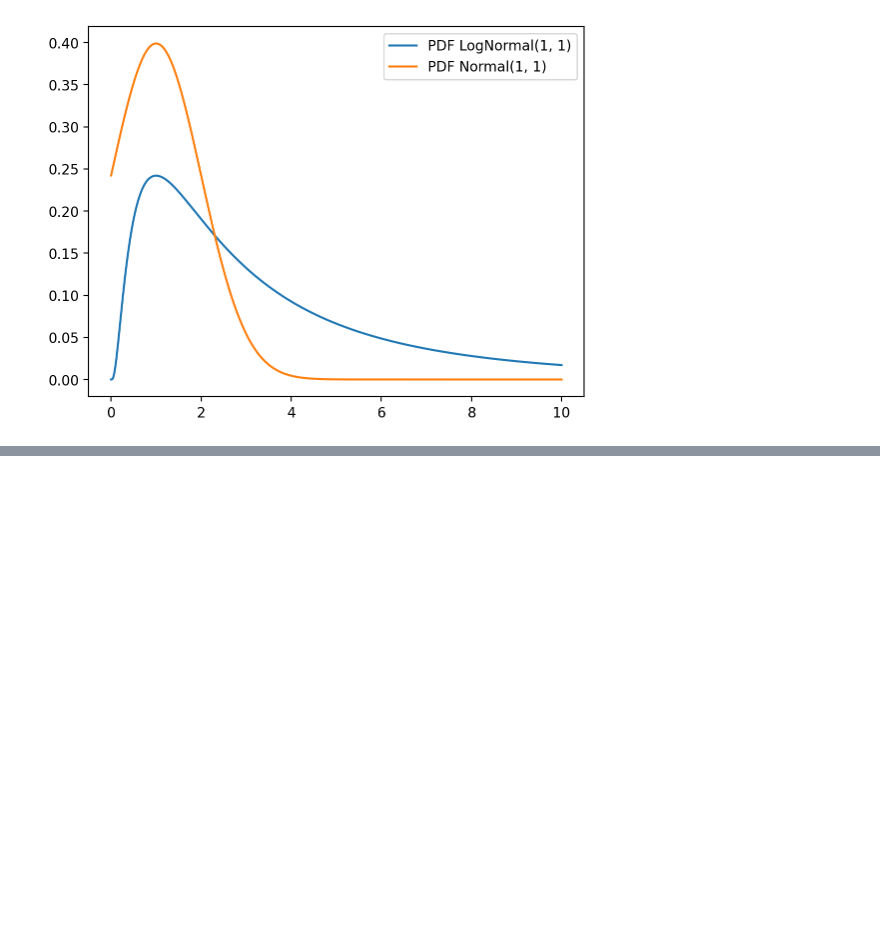
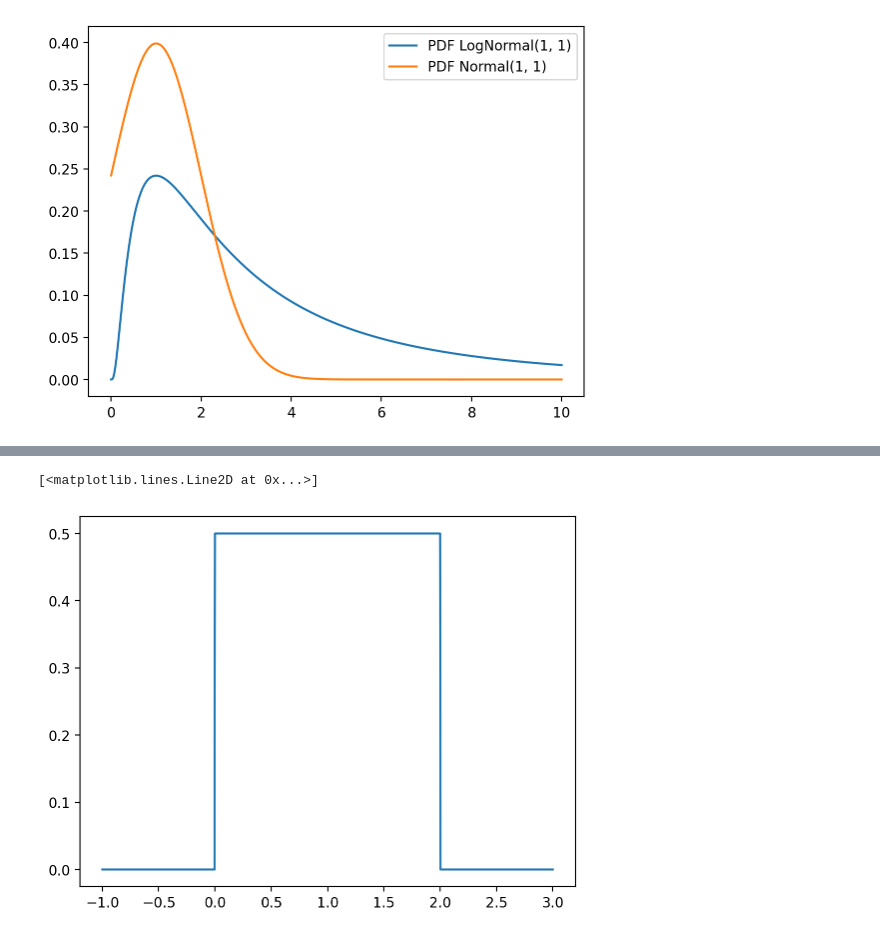
Before and after one commit to nipunbatra/psdv-teaching, a Jupyter notebook: notebooks/pdf-continuous.ipynb, the cells around one changed output, grey strips where cells are left out. Drawn from its saved outputs; the diff is of its cells as text; code cells hidden in the pictures; blank space fills up the shorter version.

Commit message:
added changes to distributions notebook

```diff
--- a/notebooks/pdf-continuous.ipynb
+++ b/notebooks/pdf-continuous.ipynb
@@ -141,0 +196,4 @@ plt.legend()
+# %%
+a = 0.0
+b = 2.0
+dist = torch.distributions.Uniform(a, b)
@@ -141,0 +216,6 @@ plt.legend()
+# %%
+x_range = torch.linspace(-1, 3, 1000)
+try:
+    y = dist.log_prob(x_range).exp()
+except Exception as e:
+    print(e)
@@ -141,0 +240,9 @@ plt.legend()
+# %%
+x_range_mask = (x_range >= a) & (x_range <= b)
+y = torch.zeros_like(x_range)
+y[x_range_mask] = dist.log_prob(x_range[x_range_mask]).exp()
+
+plt.plot(x_range, y)
+# %% [output]
+[<matplotlib.lines.Line2D at 0x...>]
+[figure, added]
```
Also changed, not shown: parts of 26 cells of this notebook.
